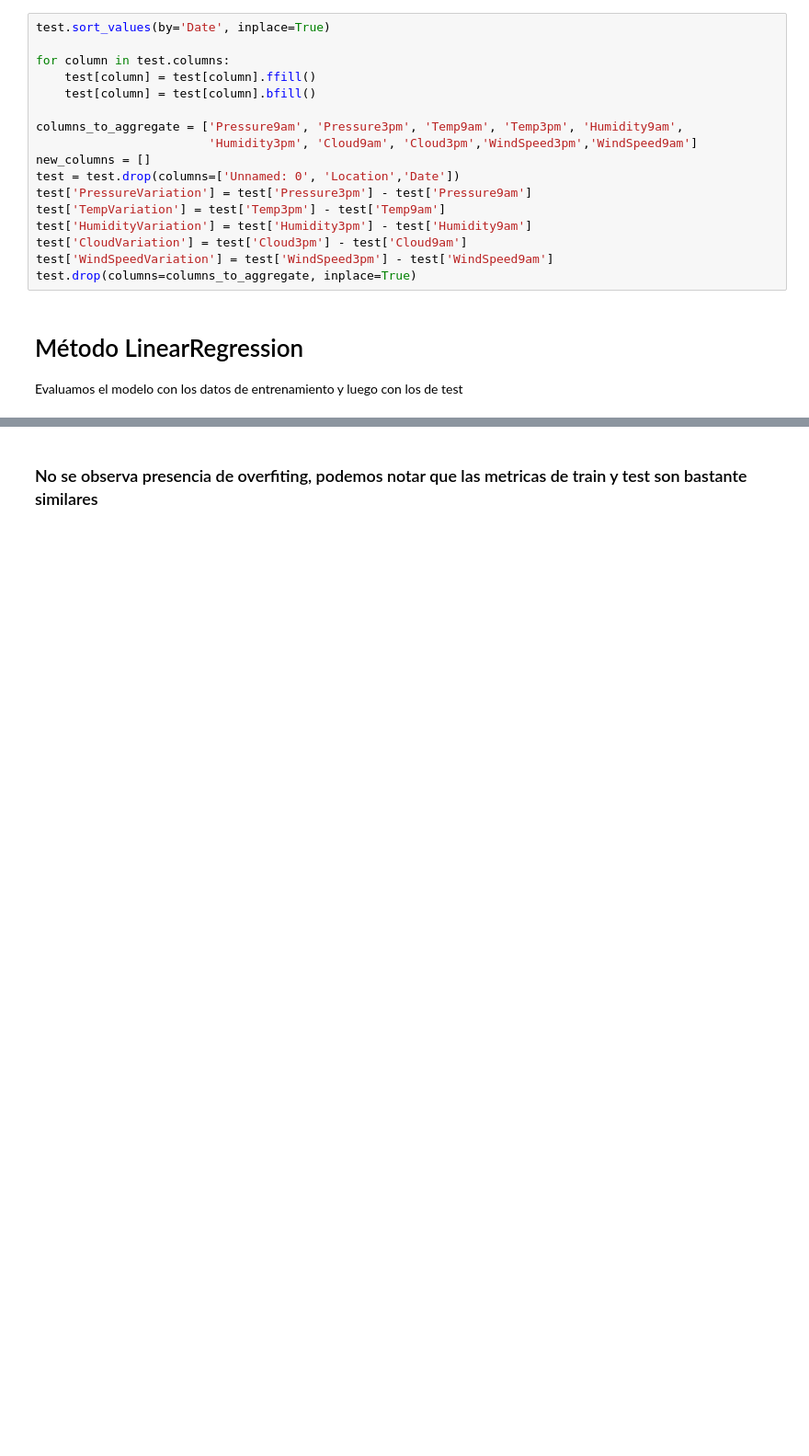
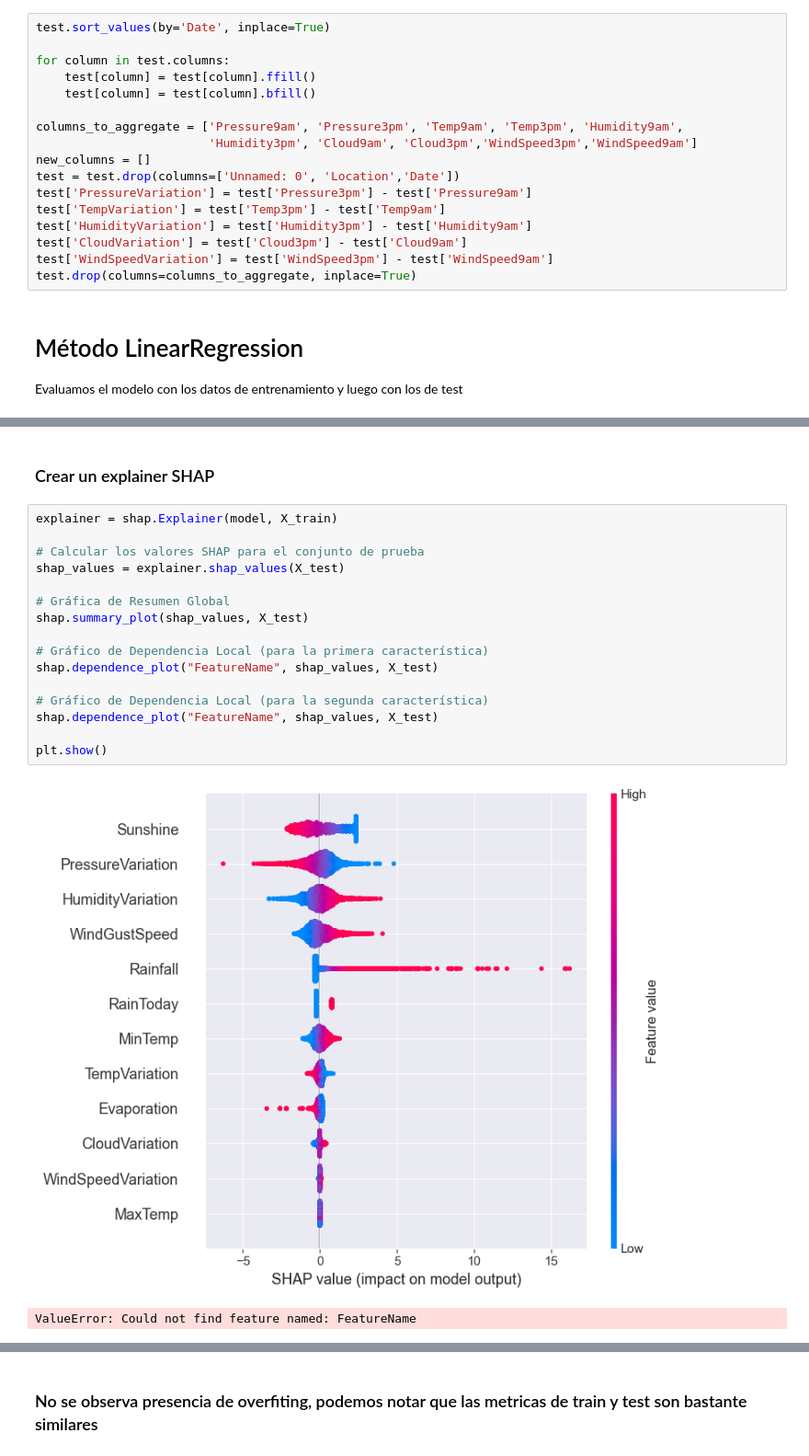
Before and after one commit to pepeargent0/AA1-TUIA-Ponce-Yanez, a Jupyter notebook: TP-integrador-AA1.ipynb, the cells around one changed output, grey strips where cells are left out. Shown at 92% size. Cells and saved outputs as stored; diff of their text form; blank space fills up the shorter version.

Commit message:
se agrego shap

```diff
--- a/TP-integrador-AA1.ipynb
+++ b/TP-integrador-AA1.ipynb
@@ -433,0 +419,21 @@ Mean Absolute Percentage Error (MAPE) (Test): inf
+# %% [markdown]
+### Crear un explainer SHAP
+# %%
+explainer = shap.Explainer(model, X_train)
+
+# Calcular los valores SHAP para el conjunto de prueba
+shap_values = explainer.shap_values(X_test)
+
+# Gráfica de Resumen Global
+shap.summary_plot(shap_values, X_test)
+
+# Gráfico de Dependencia Local (para la primera característica)
+shap.dependence_plot("FeatureName", shap_values, X_test)
+
+# Gráfico de Dependencia Local (para la segunda característica)
+shap.dependence_plot("FeatureName", shap_values, X_test)
+
+plt.show()
+# %% [output]
+[figure, added]
+ValueError: Could not find feature named: FeatureName
```
Also changed, not shown: parts of 28 cells of this notebook, 1 other file.
